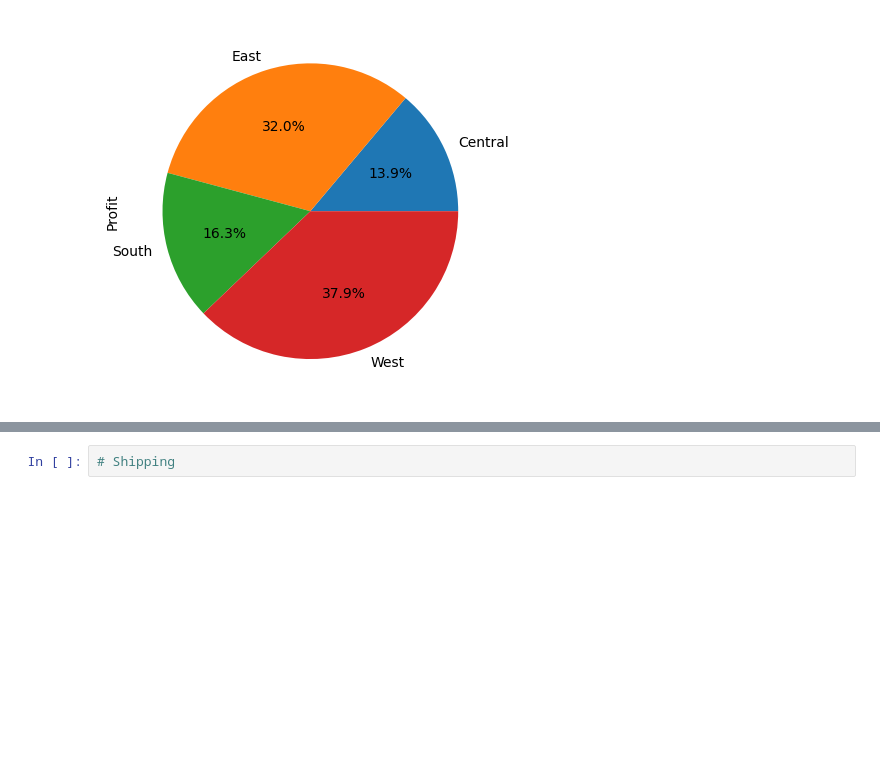
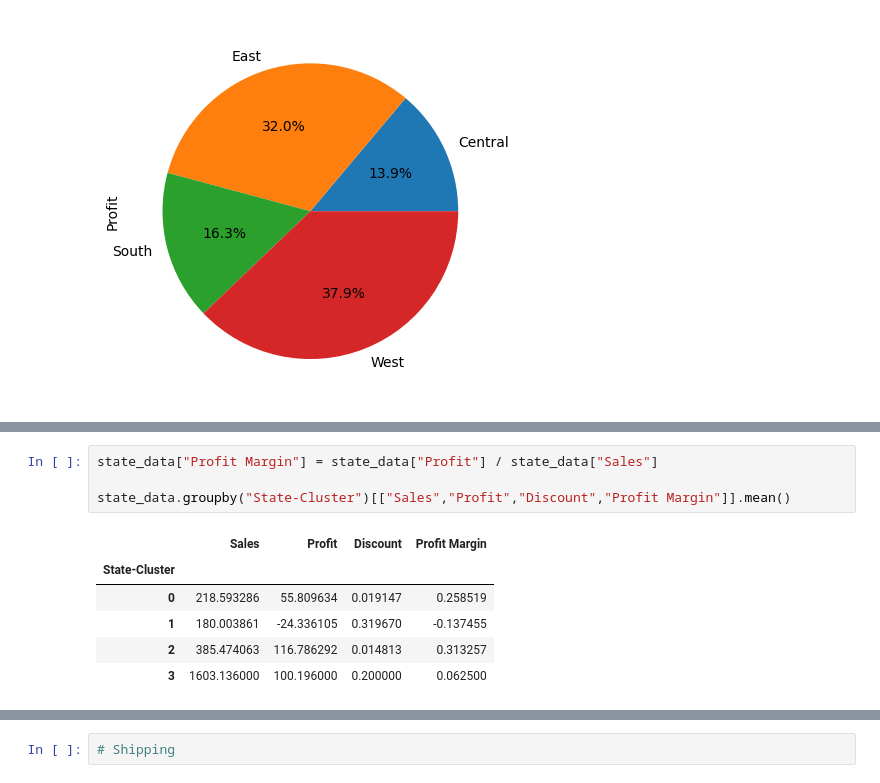
Before and after one commit to KyleNicholls19/StoreDataAnalysis, a Jupyter notebook: StoreAnalysis.ipynb, the cells around one changed output, grey strips where cells are left out. Drawn from its saved outputs; the diff is of its cells as text; blank space fills up the shorter version.

```diff
--- a/StoreAnalysis.ipynb
+++ b/StoreAnalysis.ipynb
@@ -267,0 +303,11 @@ df.groupby("Region")["Profit"].sum().plot(kind='pie', autopct='%1.1f%%')
+# %%
+state_data["Profit Margin"] = state_data["Profit"] / state_data["Sales"]
+
+state_data.groupby("State-Cluster")[["Sales","Profit","Discount","Profit Margin"]].mean()
+# %% [output]
+|  | Sales | Profit | Discount | Profit Margin |
+| State-Cluster |  |  |  |  |
+| 0 | 218.593286 | 55.809634 | 0.019147 | 0.258519 |
+| 1 | 180.003861 | -24.336105 | 0.319670 | -0.137455 |
+| 2 | 385.474063 | 116.786292 | 0.014813 | 0.313257 |
+| 3 | 1603.136000 | 100.196000 | 0.200000 | 0.062500 |
```
Also changed, not shown: parts of 4 cells of this notebook.
